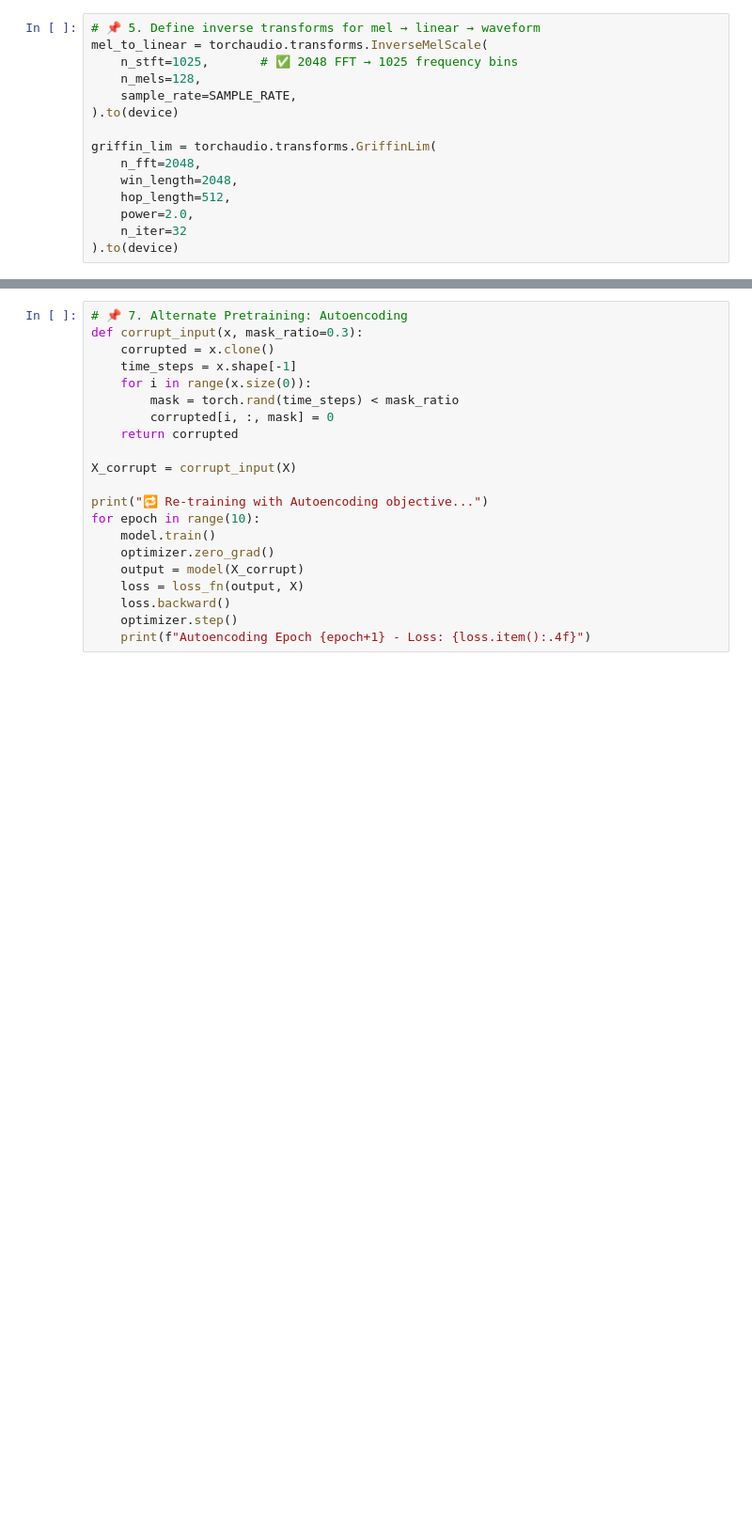
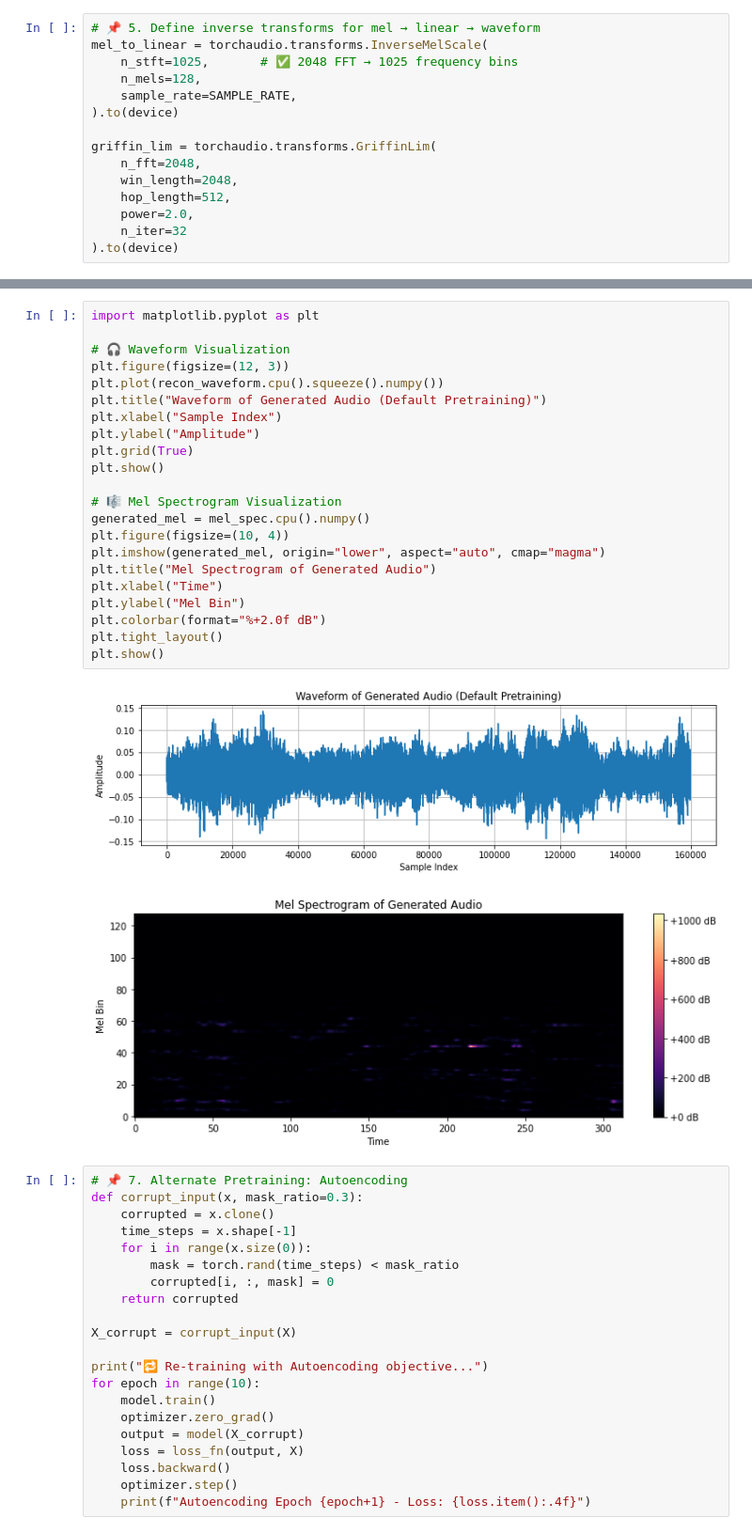
Before and after one commit to VisheshSaluja/MusicGen-Birdie, a Jupyter notebook: A-2_v0.2.ipynb, the cells around one changed output, grey strips where cells are left out. Shown at 94% size. Saved outputs shown, nothing was run; the diff lists cells and outputs as text; blank space fills up the shorter version.

Commit message:
updated with comparison graphs

```diff
--- a/A-2_v0.2.ipynb
+++ b/A-2_v0.2.ipynb
@@ -140,6 +140,31 @@ display(Audio("birdie_generated.wav"))
 # %% [output]
 ✅ Saved: birdie_generated.wav
 [interactive output not drawn]
+# %%
+import matplotlib.pyplot as plt
+
+# 🎧 Waveform Visualization
+plt.figure(figsize=(12, 3))
+plt.plot(recon_waveform.cpu().squeeze().numpy())
+plt.title("Waveform of Generated Audio (Default Pretraining)")
+plt.xlabel("Sample Index")
+plt.ylabel("Amplitude")
+plt.grid(True)
+plt.show()
+
+# 🎼 Mel Spectrogram Visualization
+generated_mel = mel_spec.cpu().numpy()
+plt.figure(figsize=(10, 4))
+plt.imshow(generated_mel, origin="lower", aspect="auto", cmap="magma")
+plt.title("Mel Spectrogram of Generated Audio")
+plt.xlabel("Time")
+plt.ylabel("Mel Bin")
+plt.colorbar(format="%+2.0f dB")
+plt.tight_layout()
+plt.show()
+# %% [output]
+[figure, added]
+[figure, added]
 # %%
 # 📌 7. Alternate Pretraining: Autoencoding
 def corrupt_input(x, mask_ratio=0.3):
```
Also changed, not shown: parts of 3 cells of this notebook.
